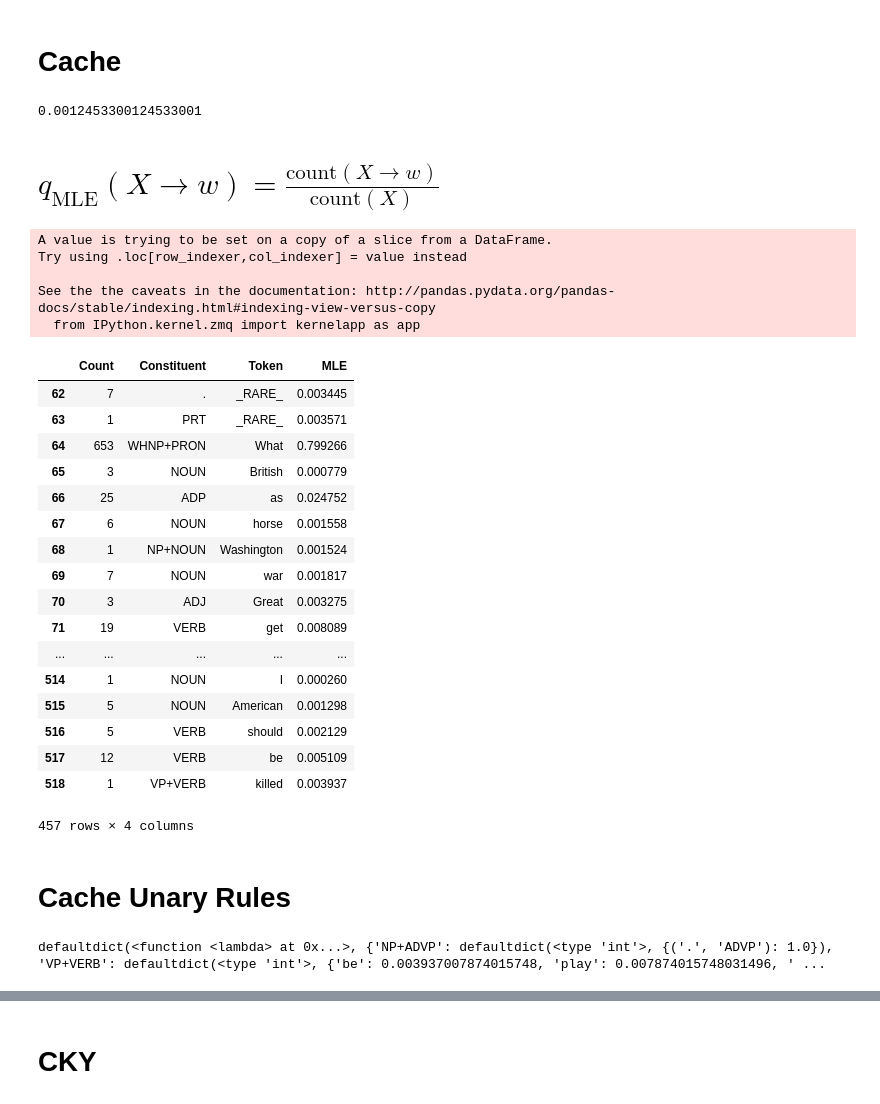
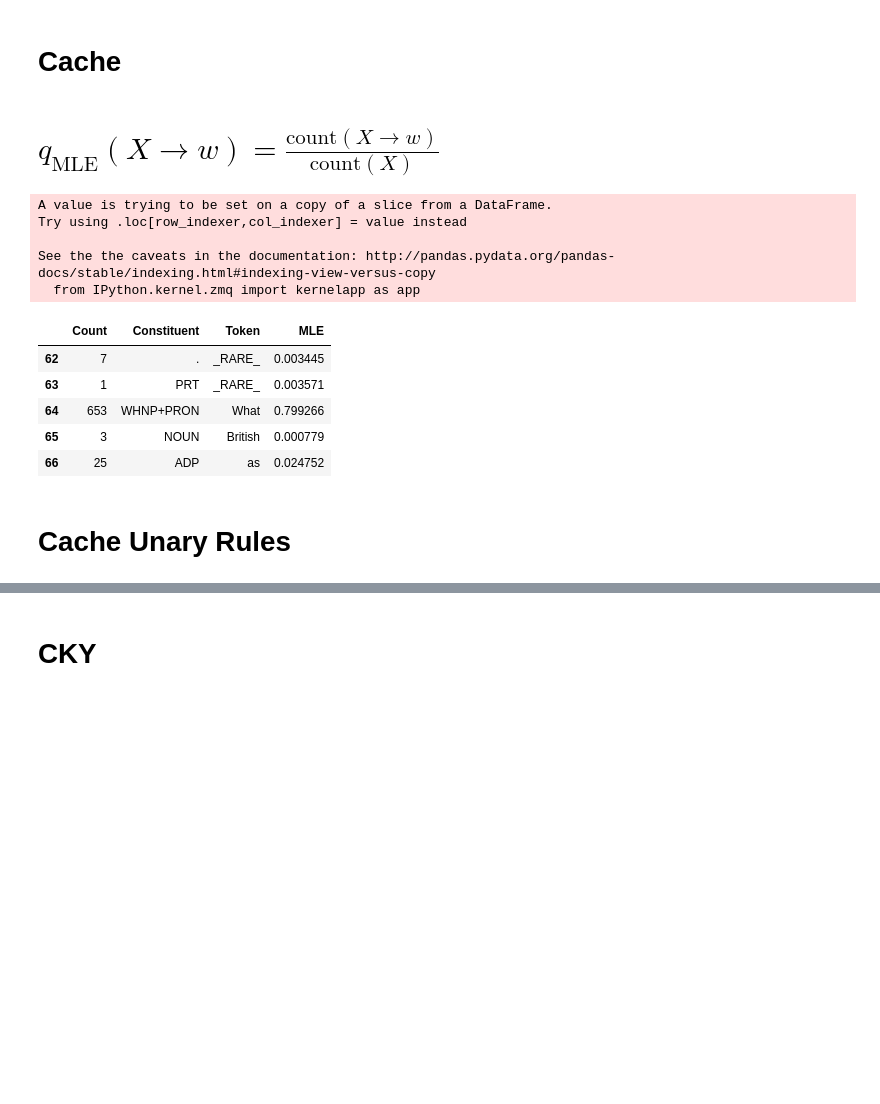
Before and after one commit to ebanner/nlangp, a Jupyter notebook: h2-p/Part II.ipynb, the cells around one changed output, grey strips where cells are left out. Drawn from its saved outputs; the diff is of its cells as text; code cells hidden in the pictures; blank space fills up the shorter version.

```diff
--- a/h2-p/Part II.ipynb
+++ b/h2-p/Part II.ipynb
@@ -53,7 +53,3 @@ assert mle['SQ'][('ADVP+ADV', 'VP+VERB')] == binary_rules.MLE.values[4]
-# %%
-binary_rules.MLE.values[0]
-# %% [output]
-0.0012453300124533001
 # %% [markdown]
 # $q_\text{MLE}(X \rightarrow w) = \frac{\text{count}(X \rightarrow w)}{\text{count}(X)}$
 # %%
@@ -65,32 +61,20 @@ unary_rules = df[df['Rule Type'] == 'UNARYRULE']
 # %%
 fn = lambda row: row['Count'] / float(nonterminal_count[row['Constituent']])
 unary_rules['MLE'] = unary_rules.apply(fn, axis=1)
 del unary_rules['Rule Type']
-unary_rules
+unary_rules.head()
 # %% [output]
 A value is trying to be set on a copy of a slice from a DataFrame.
 Try using .loc[row_indexer,col_indexer] = value instead
 
 See the the caveats in the documentation: http://pandas.pydata.org/pandas-docs/stable/indexing.html#indexing-view-versus-copy
   from IPython.kernel.zmq import kernelapp as app
 |  | Count | Constituent | Token | MLE |
 | 62 | 7 | . | _RARE_ | 0.003445 |
 | 63 | 1 | PRT | _RARE_ | 0.003571 |
 | 64 | 653 | WHNP+PRON | What | 0.799266 |
 | 65 | 3 | NOUN | British | 0.000779 |
 | 66 | 25 | ADP | as | 0.024752 |
-| 67 | 6 | NOUN | horse | 0.001558 |
-| 68 | 1 | NP+NOUN | Washington | 0.001524 |
-| 69 | 7 | NOUN | war | 0.001817 |
-| 70 | 3 | ADJ | Great | 0.003275 |
-| 71 | 19 | VERB | get | 0.008089 |
-| ... | ... | ... | ... | ... |
-| 514 | 1 | NOUN | I | 0.000260 |
-| 515 | 5 | NOUN | American | 0.001298 |
-| 516 | 5 | VERB | should | 0.002129 |
-| 517 | 12 | VERB | be | 0.005109 |
-| 518 | 1 | VP+VERB | killed | 0.003937 |
-457 rows × 4 columns
 # %% [markdown]
 # Cache Unary Rules
 # %%
@@ -99,4 +82,0 @@ for count, constituent, token, maximum_likelihood_estimate in unary_rules.values
-# %%
-mle
-# %% [output]
-defaultdict(<function <lambda> at 0x...>, {'NP+ADVP': defaultdict(<type 'int'>, {('.', 'ADVP'): 1.0}), 'VP+VERB': defaultdict(<type 'int'>, {'be': 0.003937007874015748, 'play': 0.007874015748031496, ' ...
```
Also changed, not shown: parts of 17 cells of this notebook.
